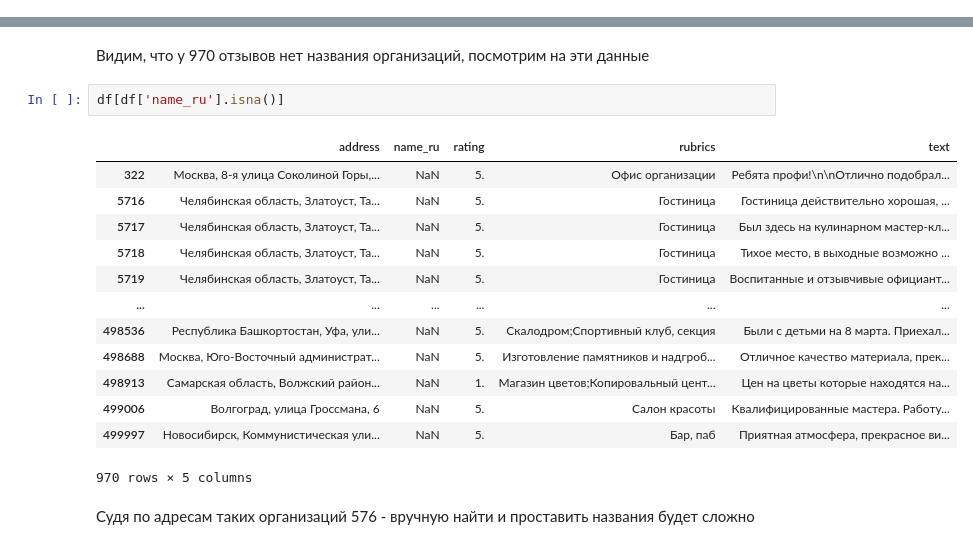
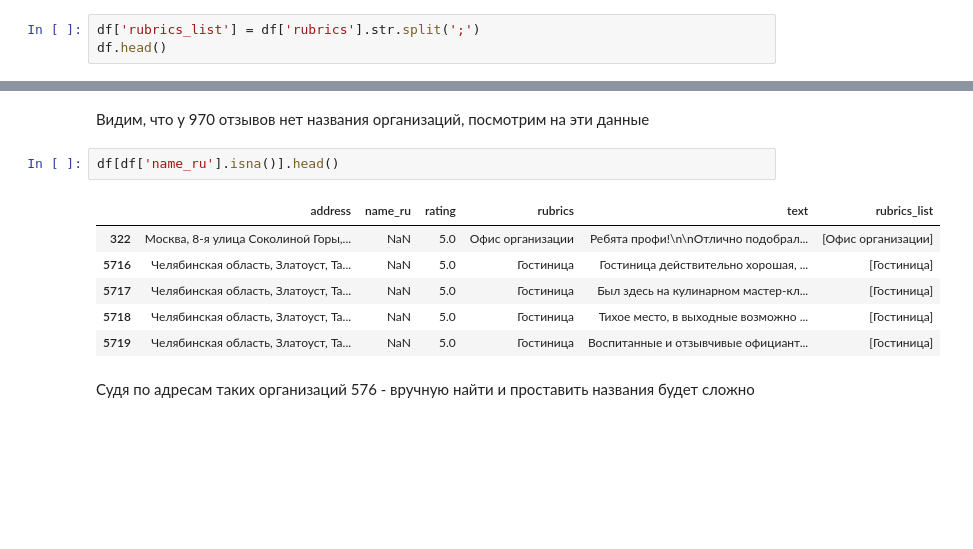
Before and after one commit to Zaides01/GP3, a Jupyter notebook: EDA.ipynb, the cells around one changed output, grey strips where cells are left out. Cells and saved outputs as stored; diff of their text form; blank space fills up the shorter version.

Commit message:
did EDA for orgs, addresses, rating and rubrics

```diff
--- a/EDA.ipynb
+++ b/EDA.ipynb
@@ -74,3 +77,6 @@ rating
 2.0     12088
 0.0       200
 Name: count, dtype: int64
+# %%
+df['rubrics_list'] = df['rubrics'].str.split(';')
+df.head()
@@ -79,21 +92,14 @@ Name: count, dtype: int64
 # %% [markdown]
 Видим, что у 970 отзывов нет названия организаций, посмотрим на эти данные
 # %%
-df[df['name_ru'].isna()]
+df[df['name_ru'].isna()].head()
 # %% [output]
-|  | address | name_ru | rating | rubrics | text |
-| 322 | Москва, 8-я улица Соколиной Горы,... | NaN | 5. | Офис организации | Ребята профи!\n\nОтлично подобрал... |
-| 5716 | Челябинская область, Златоуст, Та... | NaN | 5. | Гостиница | Гостиница действительно хорошая, ... |
-| 5717 | Челябинская область, Златоуст, Та... | NaN | 5. | Гостиница | Был здесь на кулинарном мастер-кл... |
-| 5718 | Челябинская область, Златоуст, Та... | NaN | 5. | Гостиница | Тихое место, в выходные возможно ... |
-| 5719 | Челябинская область, Златоуст, Та... | NaN | 5. | Гостиница | Воспитанные и отзывчивые официант... |
-| ... | ... | ... | ... | ... | ... |
-| 498536 | Республика Башкортостан, Уфа, ули... | NaN | 5. | Скалодром;Спортивный клуб, секция | Были с детьми на 8 марта. Приехал... |
-| 498688 | Москва, Юго-Восточный администрат... | NaN | 5. | Изготовление памятников и надгроб... | Отличное качество материала, прек... |
-| 498913 | Самарская область, Волжский район... | NaN | 1. | Магазин цветов;Копировальный цент... | Цен на цветы которые находятся на... |
-| 499006 | Волгоград, улица Гроссмана, 6 | NaN | 5. | Салон красоты | Квалифицированные мастера. Работу... |
-| 499997 | Новосибирск, Коммунистическая ули... | NaN | 5. | Бар, паб | Приятная атмосфера, прекрасное ви... |
+|  | address | name_ru | rating | rubrics | text | rubrics_list |
+| 322 | Москва, 8-я улица Соколиной Горы,... | NaN | 5.0 | Офис организации | Ребята профи!\n\nОтлично подобрал... | [Офис организации] |
+| 5716 | Челябинская область, Златоуст, Та... | NaN | 5.0 | Гостиница | Гостиница действительно хорошая, ... | [Гостиница] |
+| 5717 | Челябинская область, Златоуст, Та... | NaN | 5.0 | Гостиница | Был здесь на кулинарном мастер-кл... | [Гостиница] |
+| 5718 | Челябинская область, Златоуст, Та... | NaN | 5.0 | Гостиница | Тихое место, в выходные возможно ... | [Гостиница] |
+| 5719 | Челябинская область, Златоуст, Та... | NaN | 5.0 | Гостиница | Воспитанные и отзывчивые официант... | [Гостиница] |
-970 rows × 5 columns
 # %% [markdown]
 Судя по адресам таких организаций 576 - вручную найти и проставить названия будет сложно
 # %%
```
Also changed, not shown: parts of 54 cells of this notebook.
